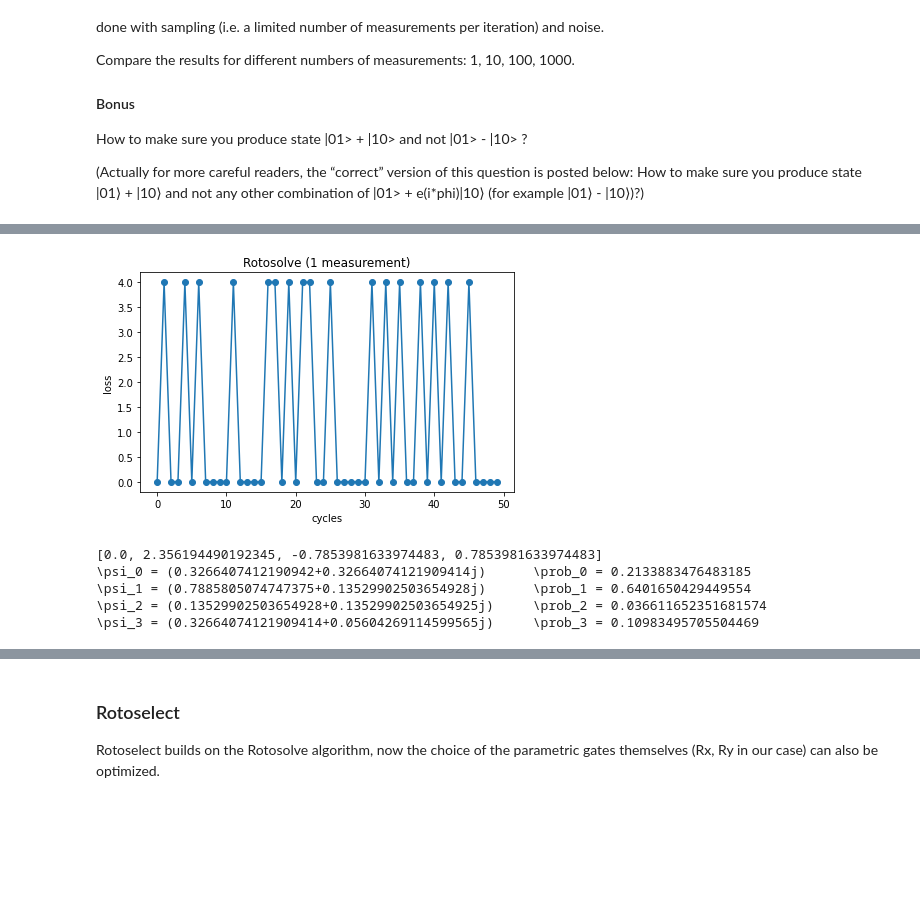
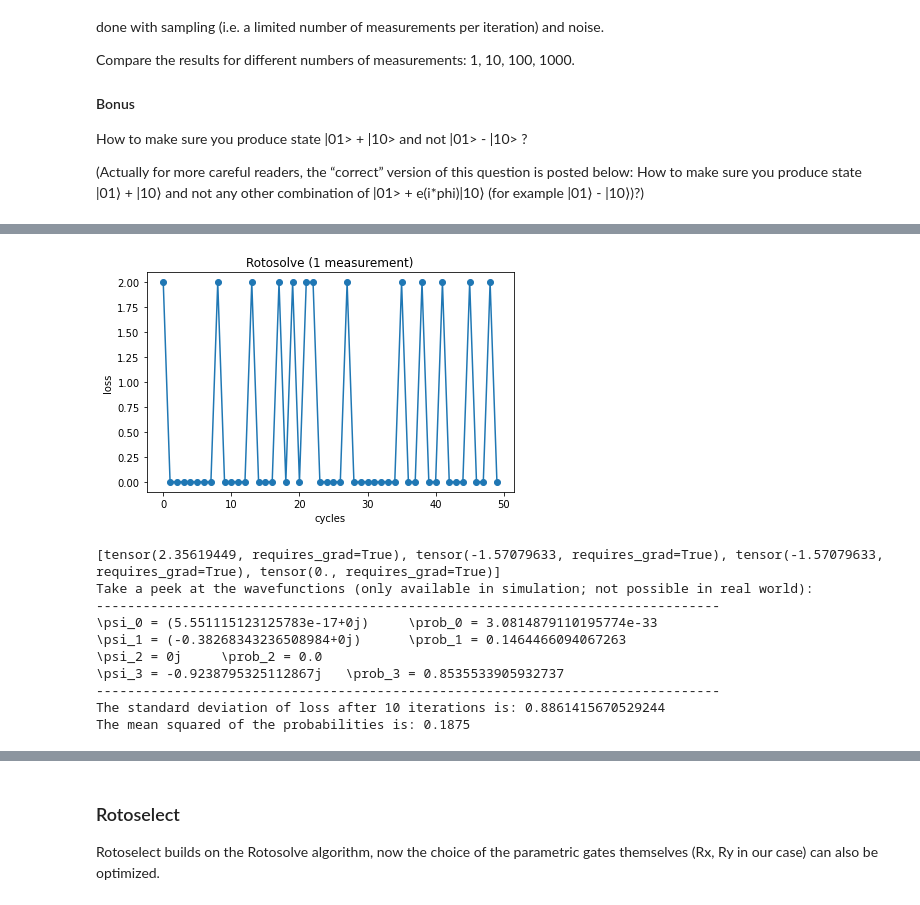
Before and after one commit to TDHTTTT/learn-bell, a Jupyter notebook: pennylane.ipynb, the cells around one changed output, grey strips where cells are left out. Cells and saved outputs as stored; diff of their text form; code cells hidden in the pictures; blank space fills up the shorter version.

Commit message:
metric done; updating Rotoselect

```diff
--- a/pennylane.ipynb
+++ b/pennylane.ipynb
@@ -156,0 +163,12 @@ peek()
+# %%
+np.random.seed(25)
+metrics = []
+# %%
+# 1000 measurement per step
+params_rsol, costs = fit(50, 1000)
+plot_loss(50, costs, "Rotosolve (1000 measurement)")
+print(params_rsol)
+m = circuit(params_rsol)
+peek(dev)
+metricx = report_metric(costs, dev)
+metrics.append(metricx)
@@ -156,0 +187,9 @@ peek()
+# %%
+# 100 measurement per step
+params_rsol, costs = fit(50, 100)
+plot_loss(50, costs, "Rotosolve (100 measurement)")
+print(params_rsol)
+m = circuit(params_rsol)
+peek(dev)
+metricx = report_metric(costs, dev)
+metrics.append(metricx)
@@ -156,0 +208,9 @@ peek()
+# %%
+# 100 measurement per step
+params_rsol, costs = fit(50, 10)
+plot_loss(50, costs, "Rotosolve (100 measurement)")
+print(params_rsol)
+m = circuit(params_rsol)
+peek(dev)
+metricx = report_metric(costs, dev)
+metrics.append(metricx)
@@ -157,15 +229,22 @@ peek()
 # %%
 # Now we explore how the number of measurements can affect our algorithm
 # 1 measurement per step
-params_rsol, costs = fit(init_params, 50, 1)
+params_rsol, costs = fit(50, 1)
 plot_loss(50, costs, "Rotosolve (1 measurement)")
 print(params_rsol)
 m = circuit(params_rsol)
-peek()
+peek(dev)
+metricx = report_metric(costs, dev)
+metrics.append(metricx)
 # %% [output]
-[figure, old version]
+[figure, new version]
-[0.0, 2.356194490192345, -0.7853981633974483, 0.7853981633974483]
-\psi_0 = (0.3266407412190942+0.32664074121909414j)      \prob_0 = 0.2133883476483185
-\psi_1 = (0.7885805074747375+0.13529902503654928j)      \prob_1 = 0.6401650429449554
-\psi_2 = (0.13529902503654928+0.13529902503654925j)     \prob_2 = 0.036611652351681574
-\psi_3 = (0.32664074121909414+0.05604269114599565j)     \prob_3 = 0.10983495705504469
+[tensor(2.35619449, requires_grad=True), tensor(-1.57079633, requires_grad=True), tensor(-1.57079633, requires_grad=True), tensor(0., requires_grad=True)]
+Take a peek at the wavefunctions (only available in simulation; not possible in real world):
+--------------------------------------------------------------------------------
+\psi_0 = (5.551115123125783e-17+0j)     \prob_0 = 3.0814879110195774e-33
+\psi_1 = (-0.38268343236508984+0j)      \prob_1 = 0.1464466094067263
+\psi_2 = 0j     \prob_2 = 0.0
+\psi_3 = -0.9238795325112867j   \prob_3 = 0.8535533905932737
+--------------------------------------------------------------------------------
+The standard deviation of loss after 10 iterations is: 0.8861415670529244
+The mean squared of the probabilities is: 0.1875
```
Also changed, not shown: parts of 25 cells of this notebook.
